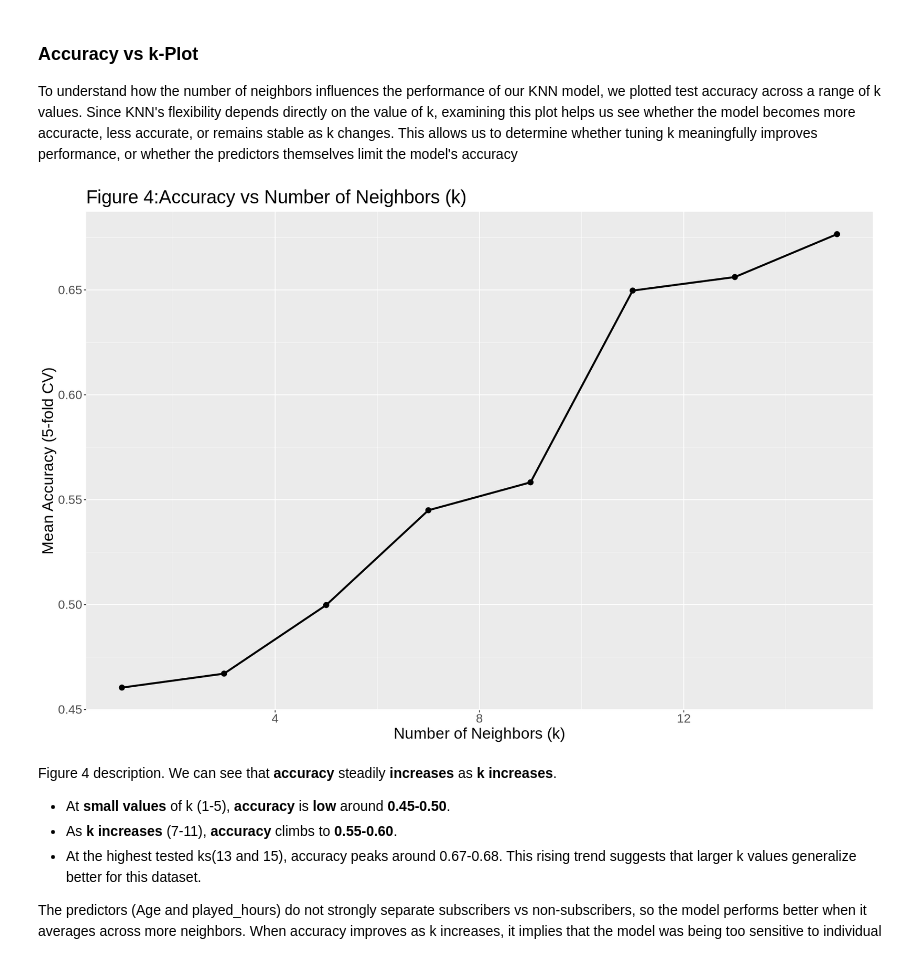
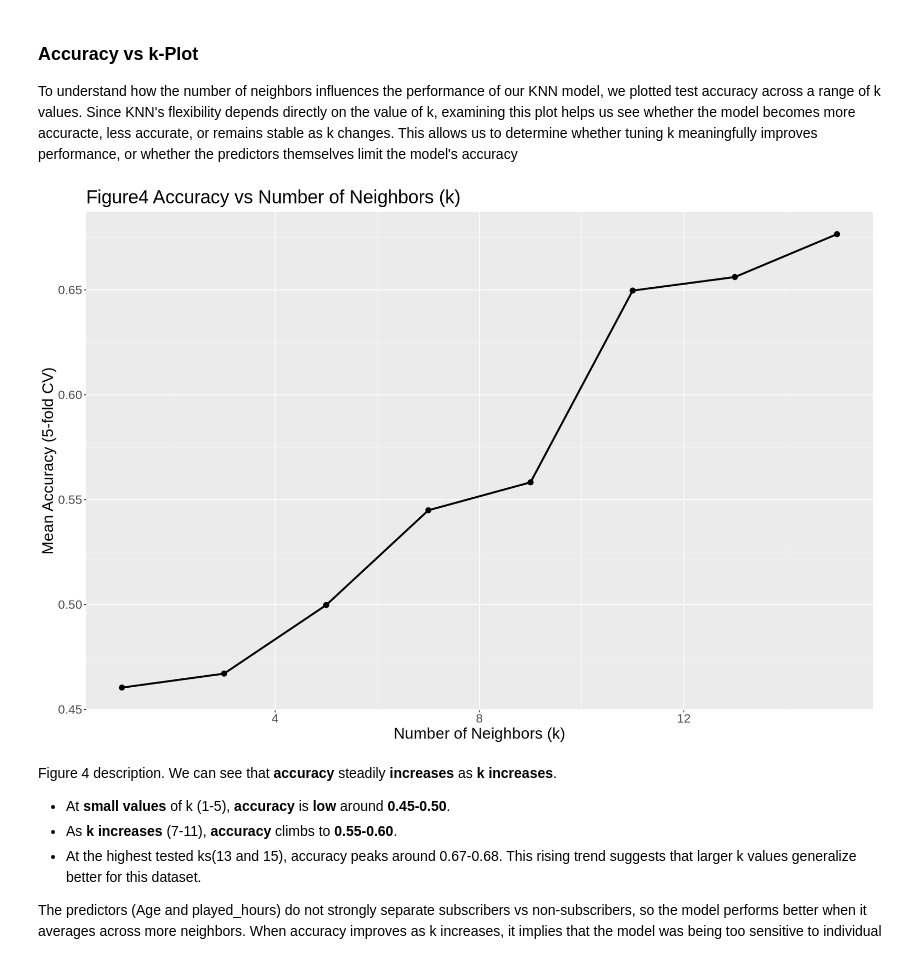
Before and after one commit to yunan-Deng/data_science_100_group33, a Jupyter notebook: Final Project Report.ipynb, the cells around one changed output. Saved outputs shown, nothing was run; the diff lists cells and outputs as text; code cells hidden in the pictures.

```diff
--- a/Final Project Report.ipynb
+++ b/Final Project Report.ipynb
@@ -356,16 +338,16 @@ To understand how the number of neighbors influences the performance of our KNN
 # %%
 acc_vs_k <- players_metrics |>
 filter(.metric == "accuracy") |>
 ggplot(aes(x = neighbors, y = mean)) +
 geom_line(linewidth = 1.2) +
 geom_point(size = 3) +
-labs(title = "Figure 4:Accuracy vs Number of Neighbors (k)",
+labs(title = "Figure4 Accuracy vs Number of Neighbors (k)",
      x = "Number of Neighbors (k)",
      y = "Mean Accuracy (5-fold CV)") +
 theme(text = element_text(size = 20))
 acc_vs_k
 # %% [output]
-[figure, old version]
+[figure, new version]
 # %% [markdown]
 Figure 4 description. We can see that **accuracy** steadily **increases** as **k increases**.
 - At **small values** of k (1-5), **accuracy** is **low** around **0.45-0.50**.
```
Also changed, not shown: parts of 5 cells of this notebook.
